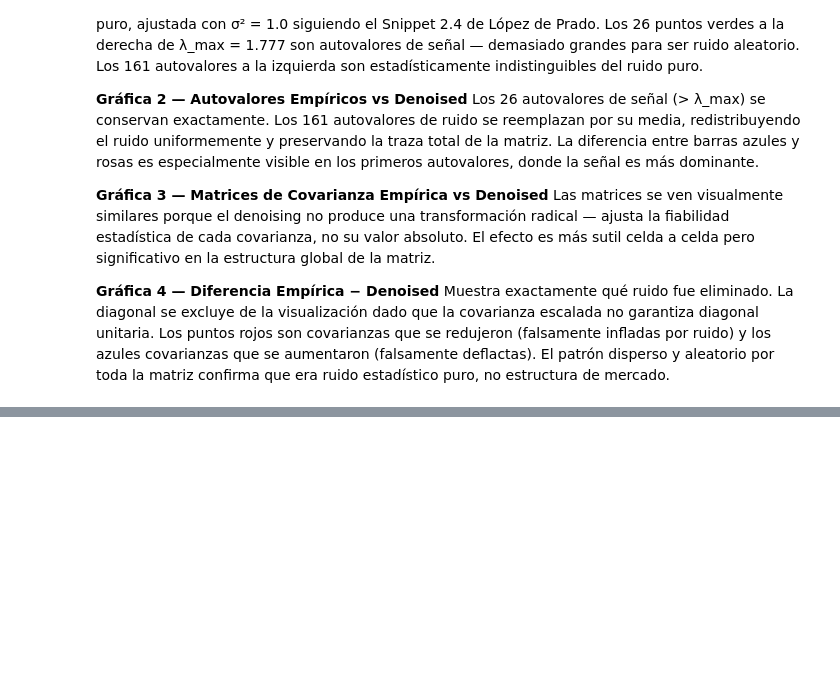
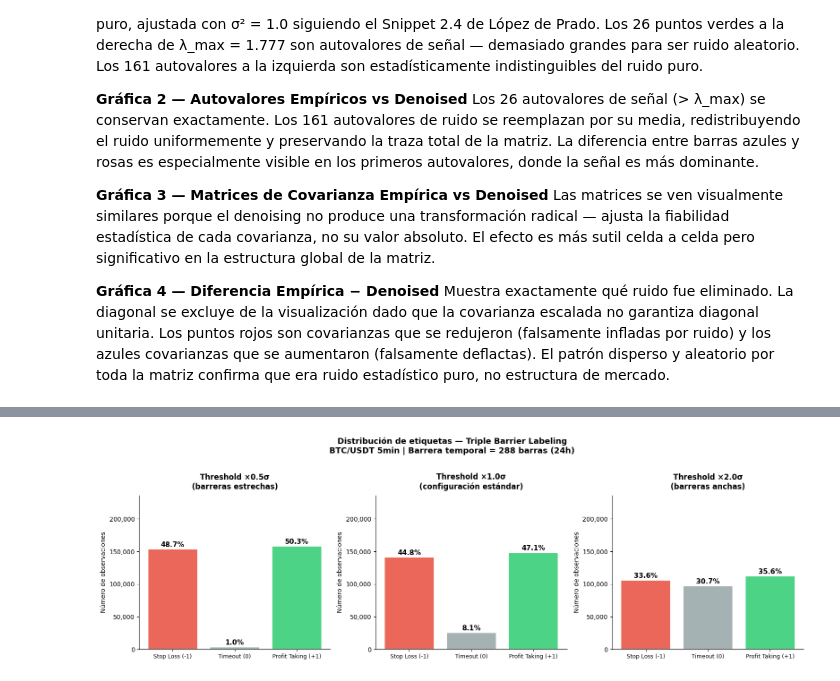
Before and after one commit to mirdbg/Analyzing_5mindata, a Jupyter notebook: Notebook (1).ipynb, the cells around one changed output, grey strips where cells are left out. Drawn from its saved outputs; the diff is of its cells as text; code cells hidden in the pictures; blank space fills up the shorter version.

```diff
--- a/Notebook (1).ipynb
+++ b/Notebook (1).ipynb
@@ -672,0 +993,53 @@ estadístico puro, no estructura de mercado.
+# %%
+# ============================================================
+# CELDA 4.5 — Visualización: distribución de etiquetas por threshold
+# ============================================================
+
+fig, axes = plt.subplots(1, 3, figsize=(16, 5), sharey=False)
+
+colores   = {-1: '#e74c3c', 0: '#95a5a6', 1: '#2ecc71'}
+nombres   = {-1: 'Stop Loss (-1)', 0: 'Timeout (0)', 1: 'Profit Taking (+1)'}
+titulos   = {
+    'pt_sl_05': 'Threshold ×0.5σ\n(barreras estrechas)',
+    'pt_sl_10': 'Threshold ×1.0σ\n(configuración estándar)',
+    'pt_sl_20': 'Threshold ×2.0σ\n(barreras anchas)',
+}
+
+for ax, (nombre, df_r) in zip(axes, resultados.items()):
+    counts = df_r['label'].value_counts().sort_index()
+    total  = counts.sum()
+    pcts   = (counts / total * 100).round(1)
+
+    bars = ax.bar(
+        [nombres[k] for k in counts.index],
+        counts.values,
+        color=[colores[k] for k in counts.index],
+        edgecolor='white', linewidth=1.5, alpha=0.85,
+    )
+
+    # Etiquetas de porcentaje sobre cada barra
+    for bar, pct in zip(bars, pcts.values):
+        ax.text(
+            bar.get_x() + bar.get_width() / 2,
+            bar.get_height() + total * 0.005,
+            f'{pct}%',
+            ha='center', va='bottom', fontsize=11, fontweight='bold',
+        )
+
+    ax.set_title(titulos[nombre], fontsize=12, fontweight='bold', pad=10)
+    ax.set_ylabel('Número de observaciones')
+    ax.yaxis.set_major_formatter(plt.FuncFormatter(lambda x, _: f'{int(x):,}'))
+    ax.tick_params(axis='x', labelsize=9)
+    ax.spines[['top', 'right']].set_visible(False)
+    ax.set_ylim(0, total * 0.75)
+
+fig.suptitle(
+    'Distribución de etiquetas — Triple Barrier Labeling\n'
+    f'BTC/USDT 5min | Barrera temporal = {BARRAS_TEMP} barras (24h)',
+    fontsize=13, fontweight='bold', y=1.02,
+)
+plt.tight_layout()
+plt.savefig('tecnica4_distribucion_labels.png', dpi=150, bbox_inches='tight')
+plt.show()
+# %% [output]
+[figure, added]
```
Also changed, not shown: parts of 12 cells of this notebook.
